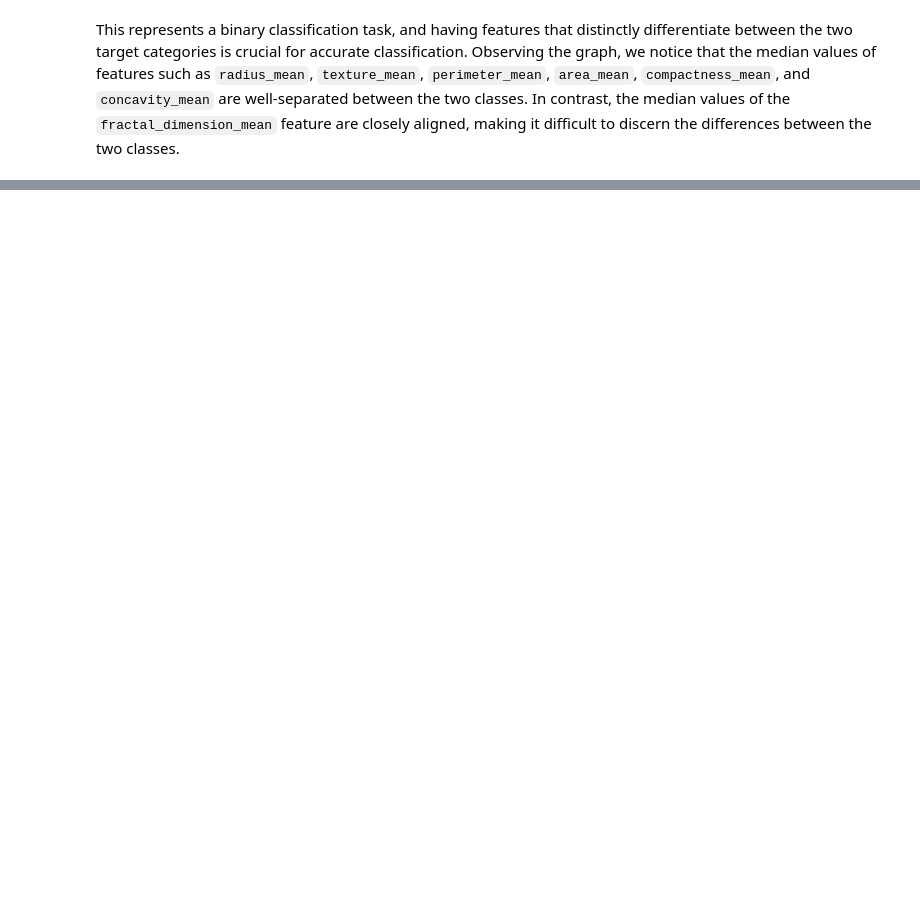
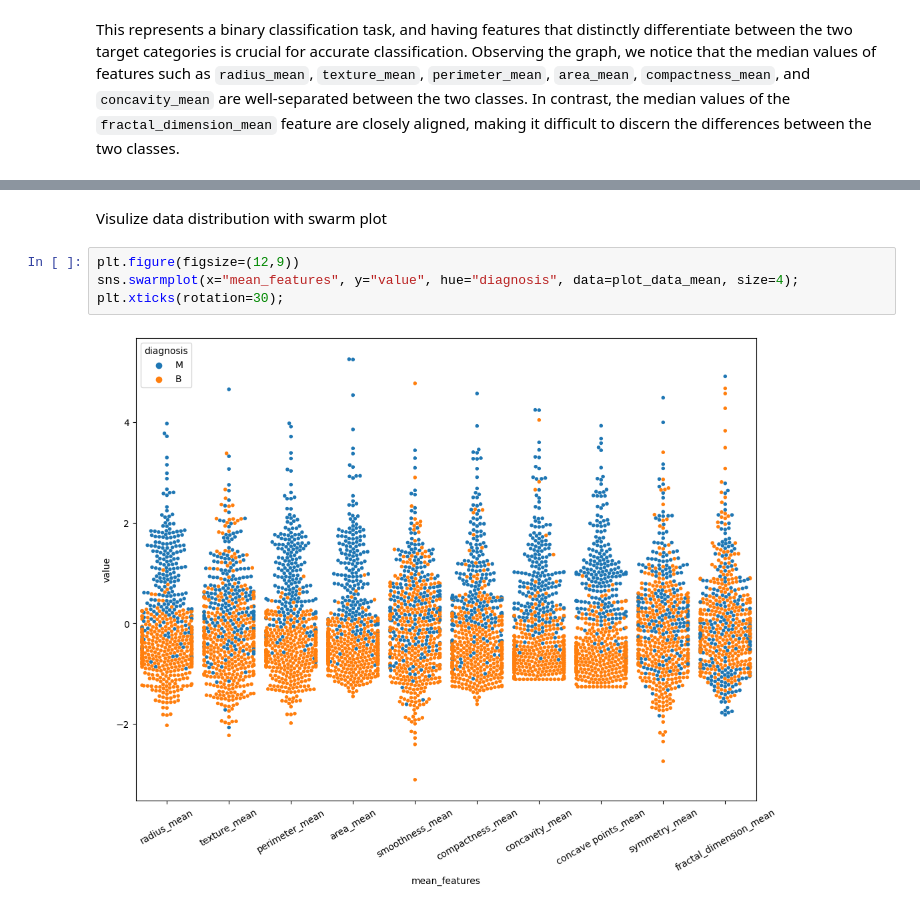
Before and after one commit to cuongpham24/Data-science-projects, a Jupyter notebook: Project_02_Feature_Selection/Project_02_Breast_Cancer.ipynb, the cells around one changed output, grey strips where cells are left out. Saved outputs shown, nothing was run; the diff lists cells and outputs as text; blank space fills up the shorter version.

```diff
--- a/Project_02_Feature_Selection/Project_02_Breast_Cancer.ipynb
+++ b/Project_02_Feature_Selection/Project_02_Breast_Cancer.ipynb
@@ -125,0 +148,8 @@ This represents a binary classification task, and having features that distinctl
+# %% [markdown]
+Visulize data distribution with swarm plot
+# %%
+plt.figure(figsize=(12,9))
+sns.swarmplot(x="mean_features", y="value", hue="diagnosis", data=plot_data_mean, size=4);
+plt.xticks(rotation=30);
+# %% [output]
+[figure, added]
```
Also changed, not shown: parts of 13 cells of this notebook.
